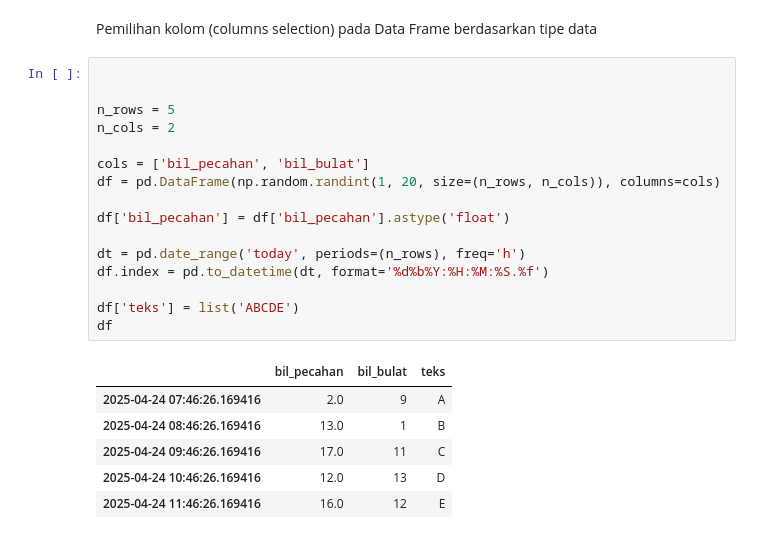
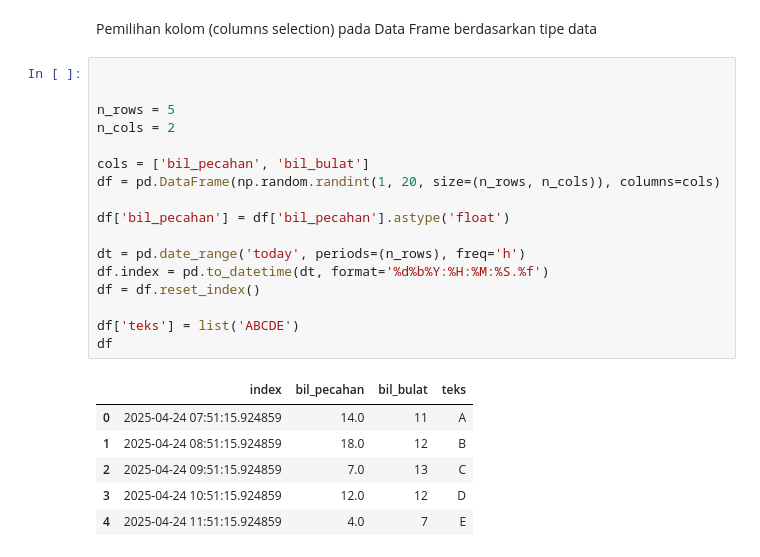
Before and after one commit to ahmdbnrsl/From-Python-to-ML, a Jupyter notebook: BASIC_ML/pandas.ipynb, the cells around one changed output. Drawn from its saved outputs; the diff is of its cells as text.

Commit message:
feat: Basic ML (Pandas Dataframe)

```diff
--- a/BASIC_ML/pandas.ipynb
+++ b/BASIC_ML/pandas.ipynb
@@ -154,23 +154,24 @@ Pemilihan kolom (columns selection) pada Data Frame berdasarkan tipe data
 # %%
 
 
 n_rows = 5
 n_cols = 2
 
 cols = ['bil_pecahan', 'bil_bulat']
 df = pd.DataFrame(np.random.randint(1, 20, size=(n_rows, n_cols)), columns=cols)
 
 df['bil_pecahan'] = df['bil_pecahan'].astype('float')
 
 dt = pd.date_range('today', periods=(n_rows), freq='h')
 df.index = pd.to_datetime(dt, format='%d%b%Y:%H:%M:%S.%f')
+df = df.reset_index()
 
 df['teks'] = list('ABCDE')
 df
 # %% [output]
-|  | bil_pecahan | bil_bulat | teks |
-| 2025-04-24 07:46:26.169416 | 2.0 | 9 | A |
-| 2025-04-24 08:46:26.169416 | 13.0 | 1 | B |
-| 2025-04-24 09:46:26.169416 | 17.0 | 11 | C |
-| 2025-04-24 10:46:26.169416 | 12.0 | 13 | D |
-| 2025-04-24 11:46:26.169416 | 16.0 | 12 | E |
+|  | index | bil_pecahan | bil_bulat | teks |
+| 0 | 2025-04-24 07:51:15.924859 | 14.0 | 11 | A |
+| 1 | 2025-04-24 08:51:15.924859 | 18.0 | 12 | B |
+| 2 | 2025-04-24 09:51:15.924859 | 7.0 | 13 | C |
+| 3 | 2025-04-24 10:51:15.924859 | 12.0 | 12 | D |
+| 4 | 2025-04-24 11:51:15.924859 | 4.0 | 7 | E |
```
Also changed, not shown: parts of 10 cells of this notebook.
